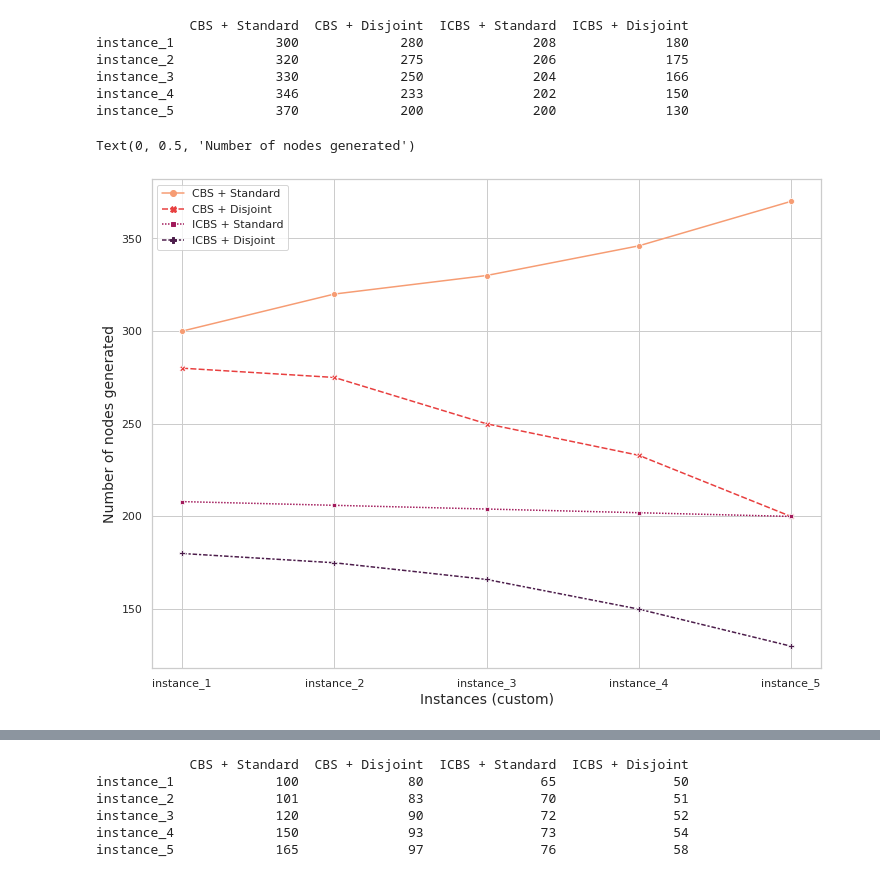
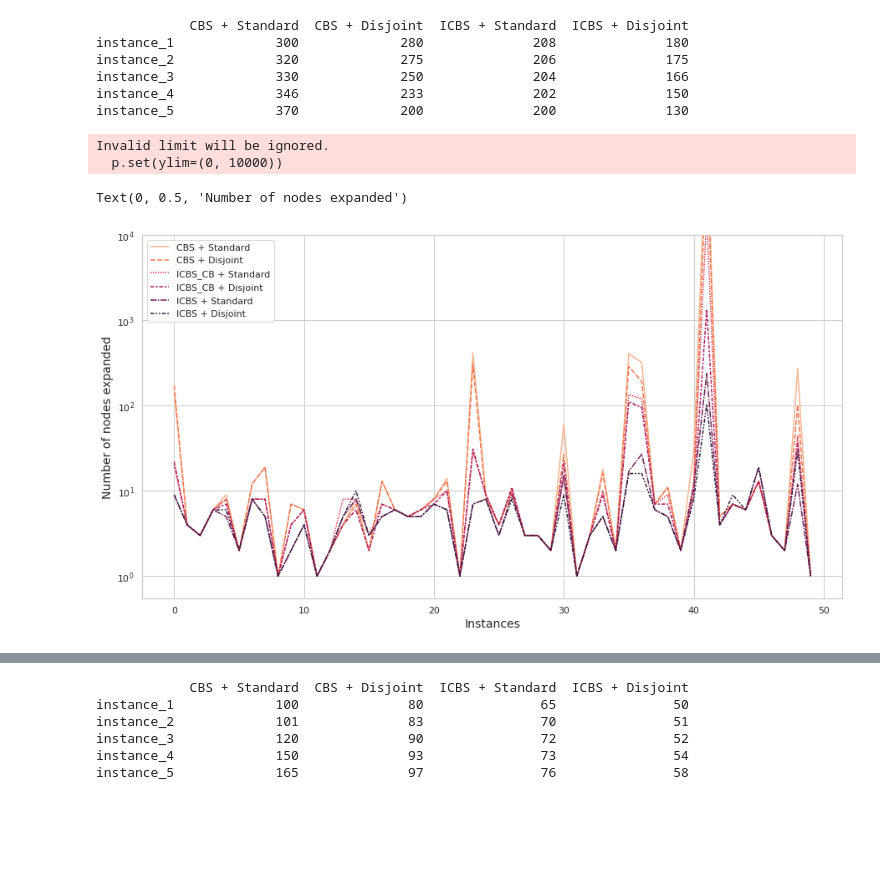
Before and after one commit to gloriyo/MAPF-ICBS, a Jupyter notebook: code/testing/visual.ipynb, the cells around one changed output, grey strips where cells are left out. Drawn from its saved outputs; the diff is of its cells as text; code cells hidden in the pictures; blank space fills up the shorter version.

Commit message:
generate graph

```diff
--- a/code/testing/visual.ipynb
+++ b/code/testing/visual.ipynb
@@ -98,10 +111,18 @@ instance_3             330             250              204              166
 instance_4             346             233              202              150
 instance_5             370             200              200              130
 # %%
+
+sns.set(rc={'figure.figsize':(15,8)})
 sns.set_style("whitegrid")
-p = sns.lineplot(data=df, markers=True, palette='rocket_r')
-p.set_xlabel("Instances (custom)", fontsize=14)
-p.set_ylabel("Number of nodes generated", fontsize=14)
+p = sns.lineplot(data=exp_batch_df, palette='rocket_r')
+
+
+p.set_yscale("log")
+p.set_xlabel("Instances", fontsize=14)
+p.set(ylim=(0, 10000))
+p.set_ylabel("Number of nodes expanded", fontsize=14)
 # %% [output]
-Text(0, 0.5, 'Number of nodes generated')
+Invalid limit will be ignored.
+  p.set(ylim=(0, 10000))
+Text(0, 0.5, 'Number of nodes expanded')
-[figure, old version]
+[figure, new version]
```
Also changed, not shown: parts of 8 cells of this notebook.
